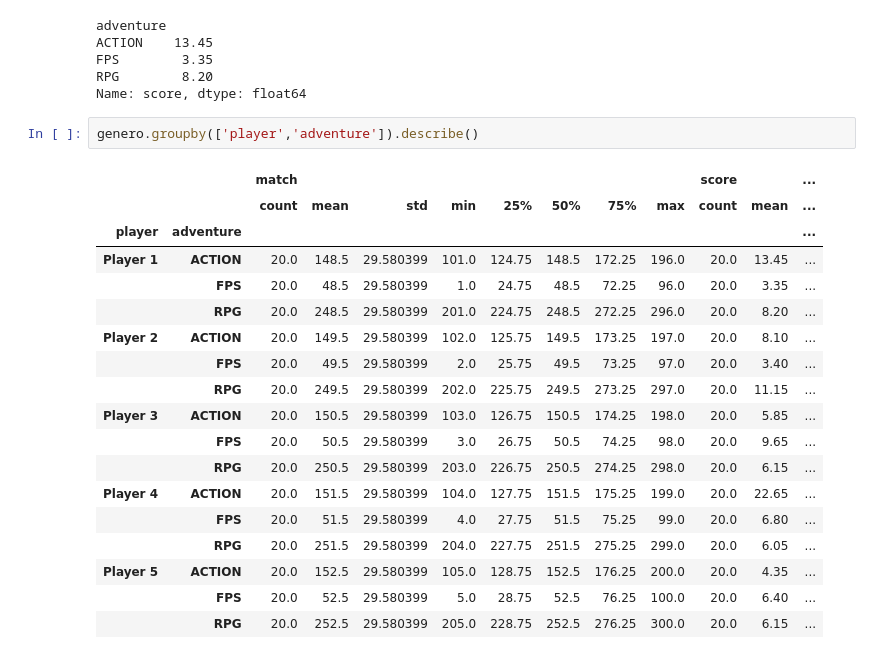
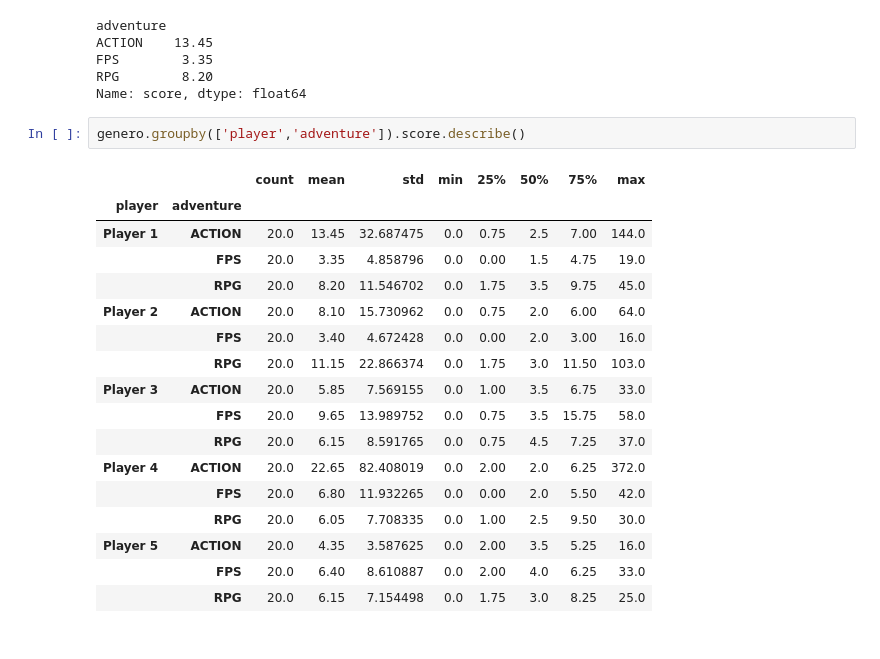
Before and after one commit to Gabrielonch/Prueba-Tecnica, a Jupyter notebook: desafio_elige_un_nuevo_miebro.ipynb, the cells around one changed output. Drawn from its saved outputs; the diff is of its cells as text.

Commit message:
grafica promedios por genero

```diff
--- a/desafio_elige_un_nuevo_miebro.ipynb
+++ b/desafio_elige_un_nuevo_miebro.ipynb
@@ -152,23 +219,22 @@ FPS        3.35
 RPG        8.20
 Name: score, dtype: float64
 # %%
-genero.groupby(['player','adventure']).describe()
+genero.groupby(['player','adventure']).score.describe()
 # %% [output]
-|  |  | match |  |  |  |  |  |  |  | score |  | ... |
-|  |  | count | mean | std | min | 25% | 50% | 75% | max | count | mean | ... |
-| player | adventure |  |  |  |  |  |  |  |  |  |  | ... |
-| Player 1 | ACTION | 20.0 | 148.5 | 29.580399 | 101.0 | 124.75 | 148.5 | 172.25 | 196.0 | 20.0 | 13.45 | ... |
-|  | FPS | 20.0 | 48.5 | 29.580399 | 1.0 | 24.75 | 48.5 | 72.25 | 96.0 | 20.0 | 3.35 | ... |
-|  | RPG | 20.0 | 248.5 | 29.580399 | 201.0 | 224.75 | 248.5 | 272.25 | 296.0 | 20.0 | 8.20 | ... |
-| Player 2 | ACTION | 20.0 | 149.5 | 29.580399 | 102.0 | 125.75 | 149.5 | 173.25 | 197.0 | 20.0 | 8.10 | ... |
-|  | FPS | 20.0 | 49.5 | 29.580399 | 2.0 | 25.75 | 49.5 | 73.25 | 97.0 | 20.0 | 3.40 | ... |
-|  | RPG | 20.0 | 249.5 | 29.580399 | 202.0 | 225.75 | 249.5 | 273.25 | 297.0 | 20.0 | 11.15 | ... |
-| Player 3 | ACTION | 20.0 | 150.5 | 29.580399 | 103.0 | 126.75 | 150.5 | 174.25 | 198.0 | 20.0 | 5.85 | ... |
-|  | FPS | 20.0 | 50.5 | 29.580399 | 3.0 | 26.75 | 50.5 | 74.25 | 98.0 | 20.0 | 9.65 | ... |
-|  | RPG | 20.0 | 250.5 | 29.580399 | 203.0 | 226.75 | 250.5 | 274.25 | 298.0 | 20.0 | 6.15 | ... |
-| Player 4 | ACTION | 20.0 | 151.5 | 29.580399 | 104.0 | 127.75 | 151.5 | 175.25 | 199.0 | 20.0 | 22.65 | ... |
-|  | FPS | 20.0 | 51.5 | 29.580399 | 4.0 | 27.75 | 51.5 | 75.25 | 99.0 | 20.0 | 6.80 | ... |
-|  | RPG | 20.0 | 251.5 | 29.580399 | 204.0 | 227.75 | 251.5 | 275.25 | 299.0 | 20.0 | 6.05 | ... |
-| Player 5 | ACTION | 20.0 | 152.5 | 29.580399 | 105.0 | 128.75 | 152.5 | 176.25 | 200.0 | 20.0 | 4.35 | ... |
-|  | FPS | 20.0 | 52.5 | 29.580399 | 5.0 | 28.75 | 52.5 | 76.25 | 100.0 | 20.0 | 6.40 | ... |
-|  | RPG | 20.0 | 252.5 | 29.580399 | 205.0 | 228.75 | 252.5 | 276.25 | 300.0 | 20.0 | 6.15 | ... |
+|  |  | count | mean | std | min | 25% | 50% | 75% | max |
+| player | adventure |  |  |  |  |  |  |  |  |
+| Player 1 | ACTION | 20.0 | 13.45 | 32.687475 | 0.0 | 0.75 | 2.5 | 7.00 | 144.0 |
+|  | FPS | 20.0 | 3.35 | 4.858796 | 0.0 | 0.00 | 1.5 | 4.75 | 19.0 |
+|  | RPG | 20.0 | 8.20 | 11.546702 | 0.0 | 1.75 | 3.5 | 9.75 | 45.0 |
+| Player 2 | ACTION | 20.0 | 8.10 | 15.730962 | 0.0 | 0.75 | 2.0 | 6.00 | 64.0 |
+|  | FPS | 20.0 | 3.40 | 4.672428 | 0.0 | 0.00 | 2.0 | 3.00 | 16.0 |
+|  | RPG | 20.0 | 11.15 | 22.866374 | 0.0 | 1.75 | 3.0 | 11.50 | 103.0 |
+| Player 3 | ACTION | 20.0 | 5.85 | 7.569155 | 0.0 | 1.00 | 3.5 | 6.75 | 33.0 |
+|  | FPS | 20.0 | 9.65 | 13.989752 | 0.0 | 0.75 | 3.5 | 15.75 | 58.0 |
+|  | RPG | 20.0 | 6.15 | 8.591765 | 0.0 | 0.75 | 4.5 | 7.25 | 37.0 |
+| Player 4 | ACTION | 20.0 | 22.65 | 82.408019 | 0.0 | 2.00 | 2.0 | 6.25 | 372.0 |
+|  | FPS | 20.0 | 6.80 | 11.932265 | 0.0 | 0.00 | 2.0 | 5.50 | 42.0 |
+|  | RPG | 20.0 | 6.05 | 7.708335 | 0.0 | 1.00 | 2.5 | 9.50 | 30.0 |
+| Player 5 | ACTION | 20.0 | 4.35 | 3.587625 | 0.0 | 2.00 | 3.5 | 5.25 | 16.0 |
+|  | FPS | 20.0 | 6.40 | 8.610887 | 0.0 | 2.00 | 4.0 | 6.25 | 33.0 |
+|  | RPG | 20.0 | 6.15 | 7.154498 | 0.0 | 1.75 | 3.0 | 8.25 | 25.0 |
```
Also changed, not shown: parts of 6 cells of this notebook.
